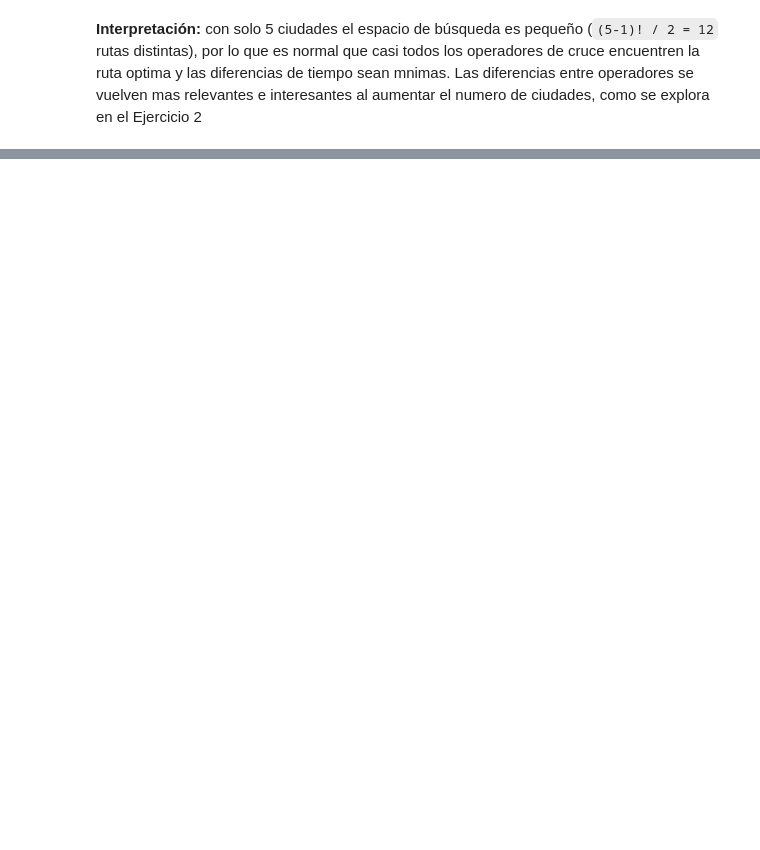
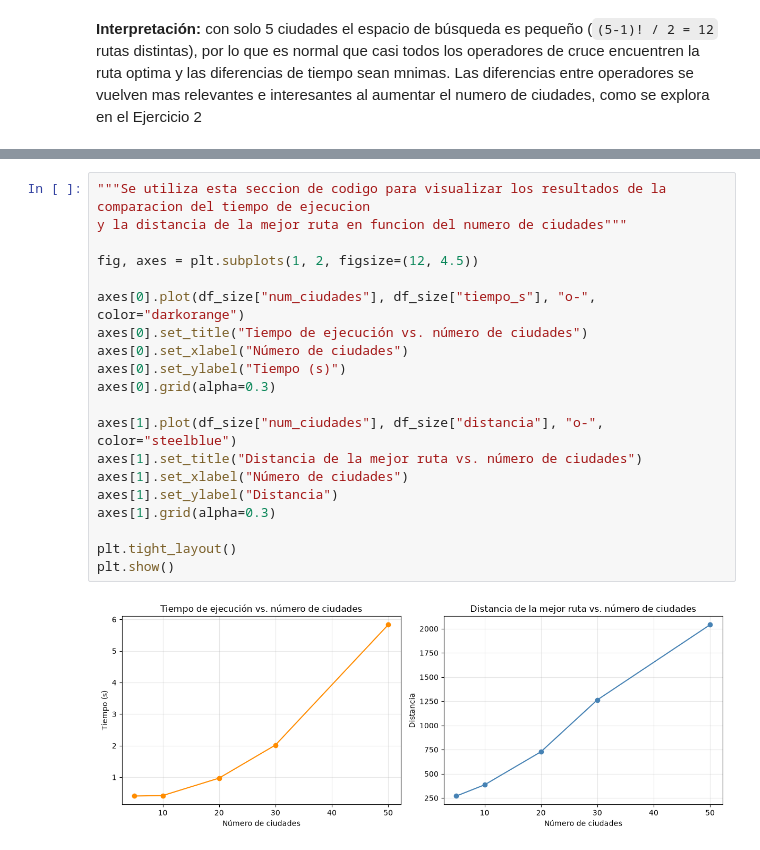
Before and after one commit to RavenCore99/AG_practicas, a Jupyter notebook: actividad_AG.ipynb, the cells around one changed output, grey strips where cells are left out. Cells and saved outputs as stored; diff of their text form; blank space fills up the shorter version.

Commit message:
|FEAT| complemento grafico para ampliacion de ciudades mediante toma de valores del crossover

```diff
--- a/actividad_AG.ipynb
+++ b/actividad_AG.ipynb
@@ -291,0 +337,22 @@ Ejercicio 2
+# %%
+"""Se utiliza esta seccion de codigo para visualizar los resultados de la comparacion del tiempo de ejecucion
+y la distancia de la mejor ruta en funcion del numero de ciudades"""
+
+fig, axes = plt.subplots(1, 2, figsize=(12, 4.5))
+
+axes[0].plot(df_size["num_ciudades"], df_size["tiempo_s"], "o-", color="darkorange")
+axes[0].set_title("Tiempo de ejecución vs. número de ciudades")
+axes[0].set_xlabel("Número de ciudades")
+axes[0].set_ylabel("Tiempo (s)")
+axes[0].grid(alpha=0.3)
+
+axes[1].plot(df_size["num_ciudades"], df_size["distancia"], "o-", color="steelblue")
+axes[1].set_title("Distancia de la mejor ruta vs. número de ciudades")
+axes[1].set_xlabel("Número de ciudades")
+axes[1].set_ylabel("Distancia")
+axes[1].grid(alpha=0.3)
+
+plt.tight_layout()
+plt.show()
+# %% [output]
+[figure, added]
```
Also changed, not shown: parts of 7 cells of this notebook.
